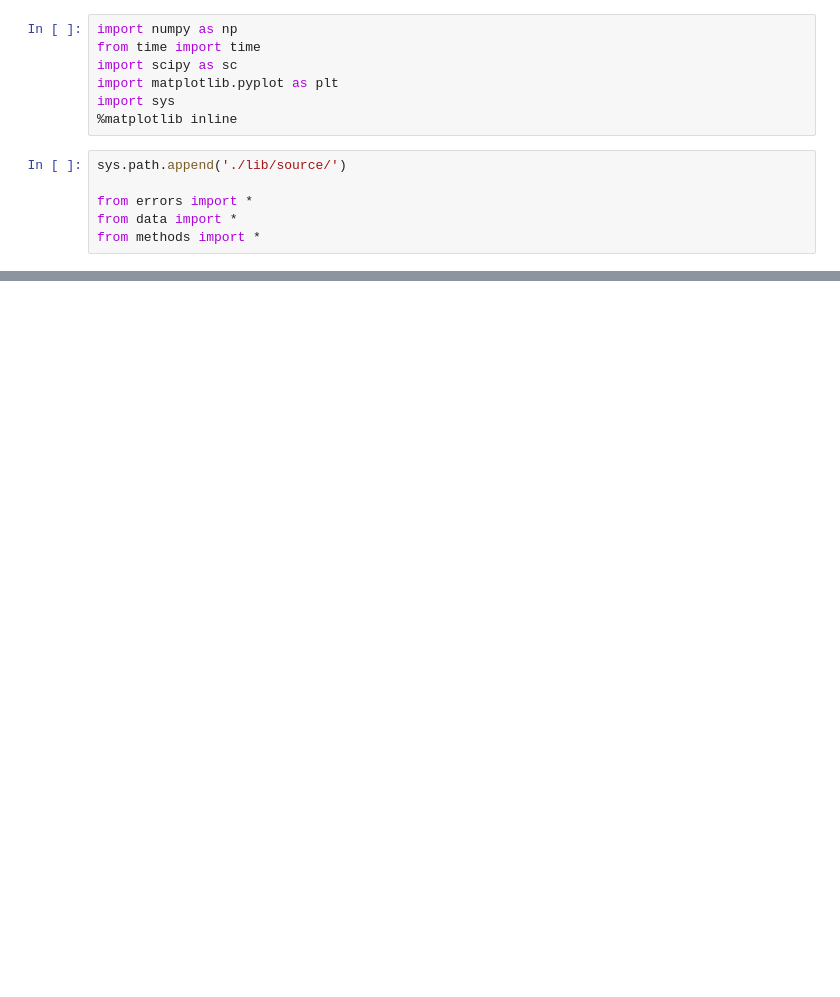
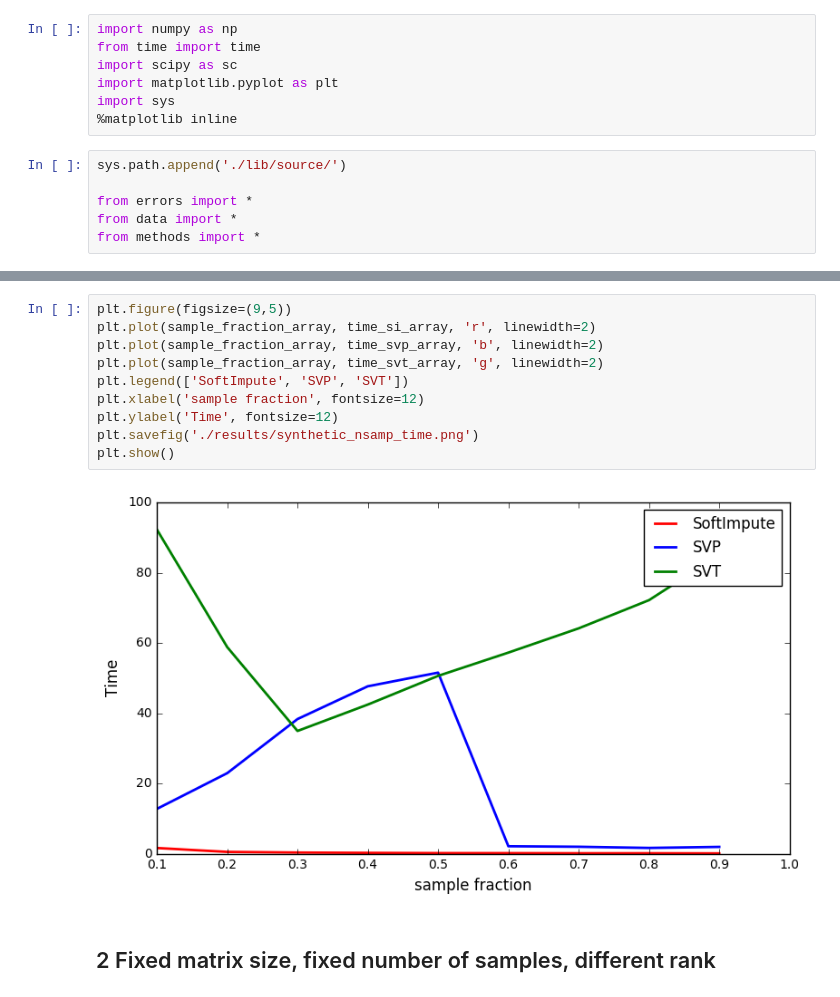
Before and after one commit to a-bochkarev/roy_project, a Jupyter notebook: main.ipynb, the cells around one changed output, grey strips where cells are left out. Saved outputs shown, nothing was run; the diff lists cells and outputs as text; blank space fills up the shorter version.

```diff
--- a/main.ipynb
+++ b/main.ipynb
@@ -48,0 +162,14 @@ RMSE error: 0.118543. Time: 0 min 22 sec.
+# %%
+plt.figure(figsize=(9,5))
+plt.plot(sample_fraction_array, time_si_array, 'r', linewidth=2)
+plt.plot(sample_fraction_array, time_svp_array, 'b', linewidth=2)
+plt.plot(sample_fraction_array, time_svt_array, 'g', linewidth=2)
+plt.legend(['SoftImpute', 'SVP', 'SVT'])
+plt.xlabel('sample fraction', fontsize=12)
+plt.ylabel('Time', fontsize=12)
+plt.savefig('./results/synthetic_nsamp_time.png')
+plt.show()
+# %% [output]
+[figure, added]
+# %% [markdown]
+## 2 Fixed matrix size, fixed number of samples, different rank
```
Also changed, not shown: parts of 17 cells of this notebook, 3 other files.
